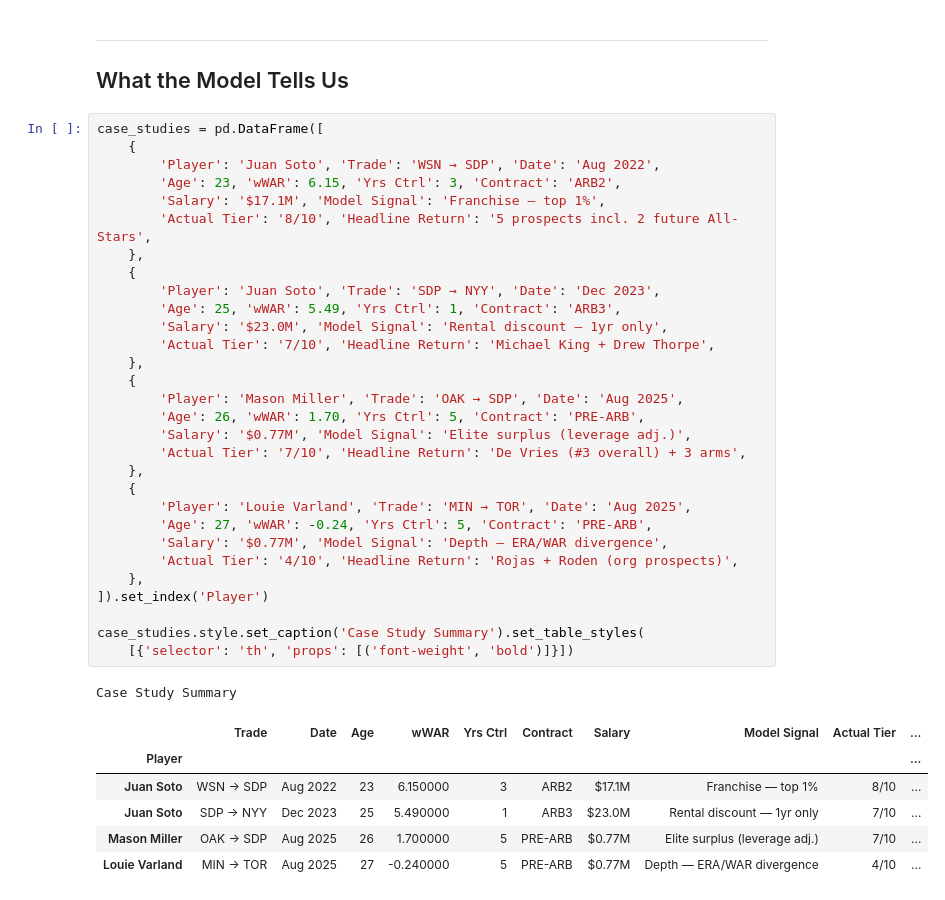
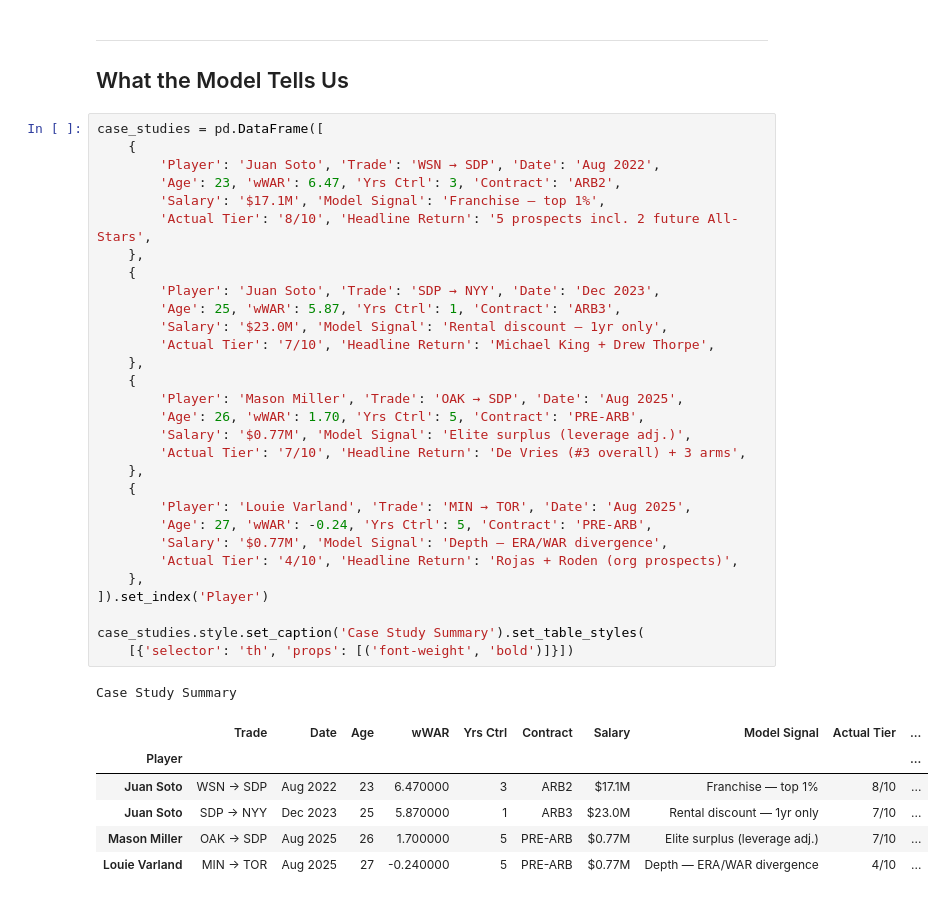
Before and after one commit to zthomas1231/mlb-trade-value-engine, a Jupyter notebook: trade_value_engine.ipynb, the cells around one changed output. Drawn from its saved outputs; the diff is of its cells as text.

```diff
--- a/trade_value_engine.ipynb
+++ b/trade_value_engine.ipynb
@@ -384,37 +390,37 @@ The tension here is a real one in baseball evaluation: **recent performance vs.
 case_studies = pd.DataFrame([
     {
         'Player': 'Juan Soto', 'Trade': 'WSN → SDP', 'Date': 'Aug 2022',
-        'Age': 23, 'wWAR': 6.15, 'Yrs Ctrl': 3, 'Contract': 'ARB2',
+        'Age': 23, 'wWAR': 6.47, 'Yrs Ctrl': 3, 'Contract': 'ARB2',
         'Salary': '$17.1M', 'Model Signal': 'Franchise — top 1%',
         'Actual Tier': '8/10', 'Headline Return': '5 prospects incl. 2 future All-Stars',
     },
     {
         'Player': 'Juan Soto', 'Trade': 'SDP → NYY', 'Date': 'Dec 2023',
-        'Age': 25, 'wWAR': 5.49, 'Yrs Ctrl': 1, 'Contract': 'ARB3',
+        'Age': 25, 'wWAR': 5.87, 'Yrs Ctrl': 1, 'Contract': 'ARB3',
         'Salary': '$23.0M', 'Model Signal': 'Rental discount — 1yr only',
         'Actual Tier': '7/10', 'Headline Return': 'Michael King + Drew Thorpe',
     },
     {
         'Player': 'Mason Miller', 'Trade': 'OAK → SDP', 'Date': 'Aug 2025',
         'Age': 26, 'wWAR': 1.70, 'Yrs Ctrl': 5, 'Contract': 'PRE-ARB',
         'Salary': '$0.77M', 'Model Signal': 'Elite surplus (leverage adj.)',
         'Actual Tier': '7/10', 'Headline Return': 'De Vries (#3 overall) + 3 arms',
     },
     {
         'Player': 'Louie Varland', 'Trade': 'MIN → TOR', 'Date': 'Aug 2025',
         'Age': 27, 'wWAR': -0.24, 'Yrs Ctrl': 5, 'Contract': 'PRE-ARB',
         'Salary': '$0.77M', 'Model Signal': 'Depth — ERA/WAR divergence',
         'Actual Tier': '4/10', 'Headline Return': 'Rojas + Roden (org prospects)',
     },
 ]).set_index('Player')
 
 case_studies.style.set_caption('Case Study Summary').set_table_styles(
     [{'selector': 'th', 'props': [('font-weight', 'bold')]}])
 # %% [output]
 Case Study Summary
 |  | Trade | Date | Age | wWAR | Yrs Ctrl | Contract | Salary | Model Signal | Actual Tier | ... |
 | Player |  |  |  |  |  |  |  |  |  | ... |
-| Juan Soto | WSN → SDP | Aug 2022 | 23 | 6.150000 | 3 | ARB2 | $17.1M | Franchise — top 1% | 8/10 | ... |
-| Juan Soto | SDP → NYY | Dec 2023 | 25 | 5.490000 | 1 | ARB3 | $23.0M | Rental discount — 1yr only | 7/10 | ... |
+| Juan Soto | WSN → SDP | Aug 2022 | 23 | 6.470000 | 3 | ARB2 | $17.1M | Franchise — top 1% | 8/10 | ... |
+| Juan Soto | SDP → NYY | Dec 2023 | 25 | 5.870000 | 1 | ARB3 | $23.0M | Rental discount — 1yr only | 7/10 | ... |
 | Mason Miller | OAK → SDP | Aug 2025 | 26 | 1.700000 | 5 | PRE-ARB | $0.77M | Elite surplus (leverage adj.) | 7/10 | ... |
 | Louie Varland | MIN → TOR | Aug 2025 | 27 | -0.240000 | 5 | PRE-ARB | $0.77M | Depth — ERA/WAR divergence | 4/10 | ... |
```
Also changed, not shown: parts of 11 cells of this notebook, 8 other files.
